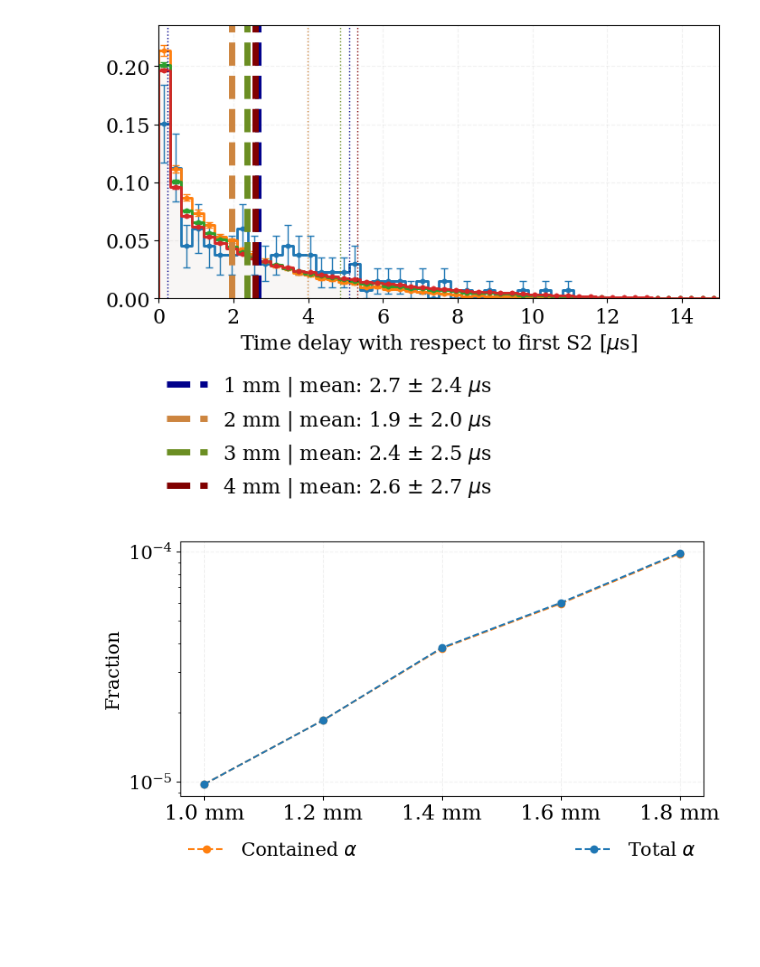
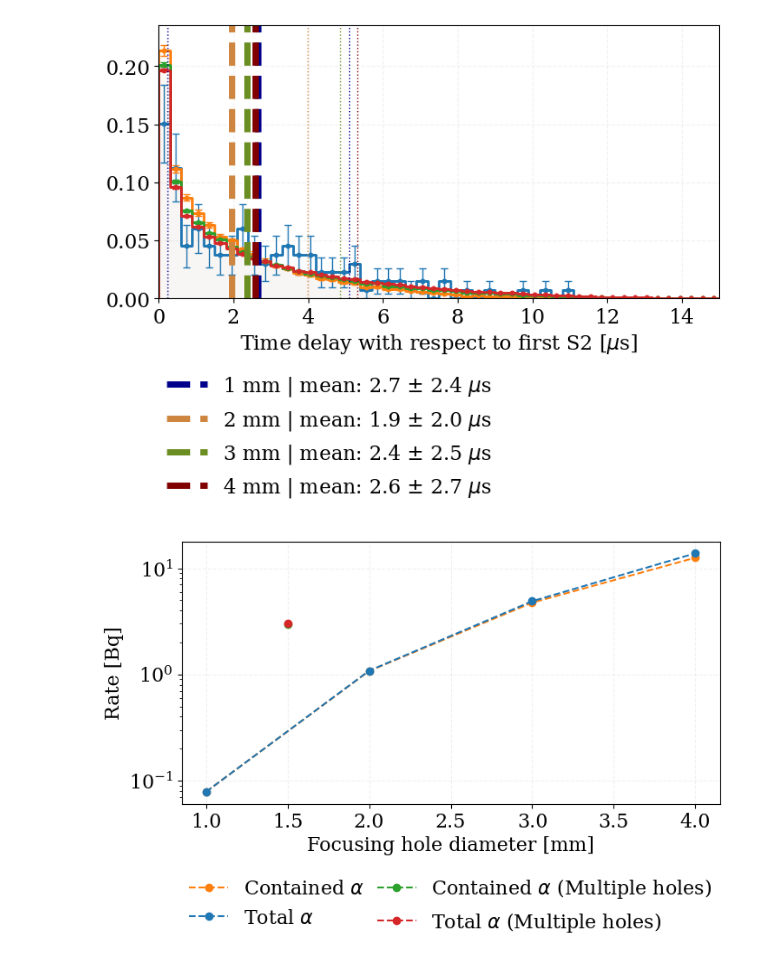
Before and after one commit to sdporzio/Geant4AlphaSourceLamp, a Jupyter notebook: ana/simpleAna.ipynb, the cells around one changed output. Drawn from its saved outputs; the diff is of its cells as text; code cells hidden in the pictures; blank space fills up the shorter version.

Commit message:
new modes

```diff
--- a/ana/simpleAna.ipynb
+++ b/ana/simpleAna.ipynb
@@ -27,9 +27,16 @@ def decodeList(l):
     return [x.decode(encoding='UTF-8') for x in l]
 # %%
 dirPath = '/Users/sdporzio/Data/Simulation_AlphaSourceVUVLamp/'
-fNames = ['1mm_2M-ev','1.2mm_2M-ev','1.4mm_2M-ev','1.6mm_2M-ev','1.8mm_2M-ev']
+fNames = [
+'t-0_w-1_ev-10000000_s-100',
+'t-0_w-2_ev-10000000_s-100',
+'t-0_w-3_ev-10000000_s-100',
+'t-0_w-4_ev-10000000_s-100',
+'t-1_w-1.5_ev-10000000_s-100'
+]
+
 md, tr, ev, alphas, contAlphas = {}, {}, {}, {}, {}
-widths = [float(fn.split('mm')[0]) for fn in fNames]
+widths = [float(fn.split('w-')[1].split('_ev')[0]) for fn in fNames]
 # %%
 # Open root files
 for fName in tqdm(fNames):
@@ -42,7 +49,7 @@ for fName in tqdm(fNames):
     contAlphas[fName] = alphas[fName].query('exitedCollection==0') # Select fully contained alphas
 # %%
 # Select file
-fName = fNames[3]
+fName = fNames[4]
 
 # Create array of coordinates
 xs, ys, zs = [],[],[]
@@ -166,8 +173,8 @@ plt.show()
 [figure]
 # %%
 nbins=50
-colors = ['C0','C1','C2','C3']
-dcolors = ['darkblue','peru','olivedrab','maroon']
+colors = ['C0','C1','C2','C3','C4']
+dcolors = ['darkblue','peru','olivedrab','maroon','purple']
 
 fig = plt.figure(figsize=(12,4),facecolor='white',dpi=100)
 for i in range(len(fNames)-1):
@@ -175,7 +182,7 @@ for i in range(len(fNames)-1):
     fName = fNames[i]
     #     toPlot = alphas[fName]
     toPlot = contAlphas[fName]
-    width = int(fName[0])
+    width = widths[i]
     mean = toPlot['distEnd'].mean()
     std = toPlot['distEnd'].std()
     hp.HepHist(toPlot['distEnd'],norm=True,nbins=nbins,xlims=[0,30],color=colors[i])
@@ -274,38 +281,42 @@ plt.show()
 [figure]
 [figure]
 # %%
-rate = 7.5 # kBq
+rate = 7.5*1e3 # Bq (7.5 kBq)
 
 names = [f'{w:.1f} mm' for w in widths]
 nAlphas,nContAlphas = [],[]
 for fName in fNames:
     nAlphas.append(len(alphas[fName]))
     nContAlphas.append(len(contAlphas[fName]))
 
 nAlphas = np.array(nAlphas)
 nContAlphas = np.array(nContAlphas)
 
 # Find fraction of total emitted (factor of 2 because we emit semi-isostropically)
-nAlphas = nAlphas/(2000000*2.)
-nContAlphas = nContAlphas/(2000000*2.)
+nAlphas = nAlphas/(10000000*2.)
+nContAlphas = nContAlphas/(10000000*2.)
 
 # Find actual rate in kBq
-# nAlphas = nAlphas*rate
-# nContAlphas = nContAlphas*rate
+nAlphas = nAlphas*rate
+nContAlphas = nContAlphas*rate
 
 # Convert to Bq
 # nAlphas = nAlphas*1e3
 # nContAlphas = nContAlphas*1e3
 
 fig = plt.figure(figsize=(8,4),facecolor='white',dpi=100)
-plt.plot(np.linspace(0,len(fNames),len(fNames)),nContAlphas,marker='o',ls='--',color='C1',label=r'Contained $\alpha$')
-plt.plot(np.linspace(0,len(fNames),len(fNames)),nAlphas,marker='o',ls='--',color='C0',label=r'Total $\alpha$')
+plt.plot(widths[:-1],nContAlphas[:-1],marker='o',ls='--',color='C1',label=r'Contained $\alpha$')
+plt.plot(widths[:-1],nAlphas[:-1],marker='o',ls='--',color='C0',label=r'Total $\alpha$')
+plt.plot(widths[-1],nContAlphas[-1],marker='o',ls='--',color='C2',label=r'Contained $\alpha$ (Multiple holes)')
+plt.plot(widths[-1],nAlphas[-1],marker='o',ls='--',color='C3',label=r'Total $\alpha$ (Multiple holes)')
 plt.grid(ls='--',color='C7',alpha=0.1,)
-plt.legend(bbox_to_anchor=(0, -0.15, 1, 0), loc=2, ncol=2, mode="expand", borderaxespad=0, frameon=False)
-plt.gca().set_xticks(np.linspace(0,len(fNames),len(fNames)))
-plt.gca().set_xticklabels(names, rotation='0', fontsize=18)
-plt.ylabel('Fraction')
+plt.legend(bbox_to_anchor=(0, -0.25, 1, 0), loc=2, ncol=2, mode="expand", borderaxespad=0, frameon=False)
+# plt.gca().set_xticks(np.linspace(0,len(fNames),len(fNames)))
+# plt.gca().set_xticklabels(names, rotation='0', fontsize=18)
+# plt.ylabel('Fraction')
+plt.ylabel('Rate [Bq]')
+plt.xlabel('Focusing hole diameter [mm]')
 plt.yscale('log')
 plt.show()
 # %% [output]
-[figure, old version]
+[figure, new version]
```
Also changed, not shown: parts of 2 cells of this notebook, 4 other files.
